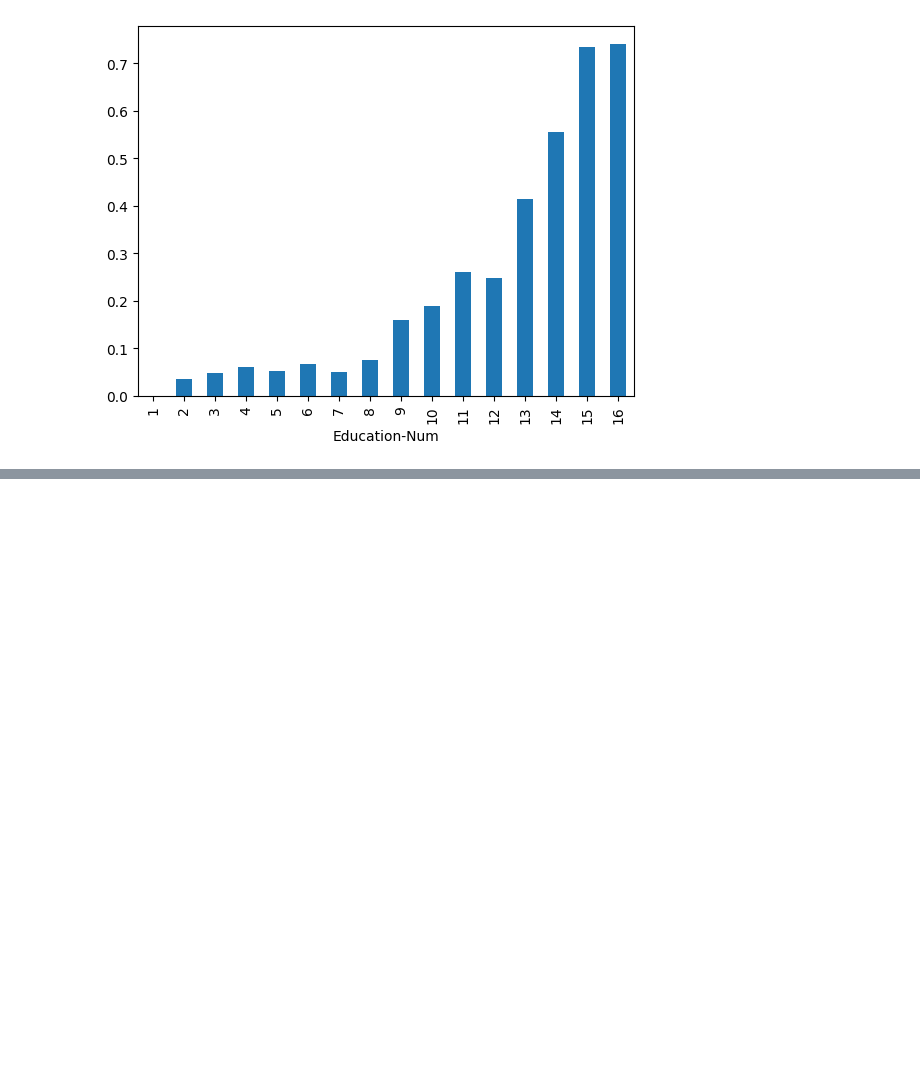
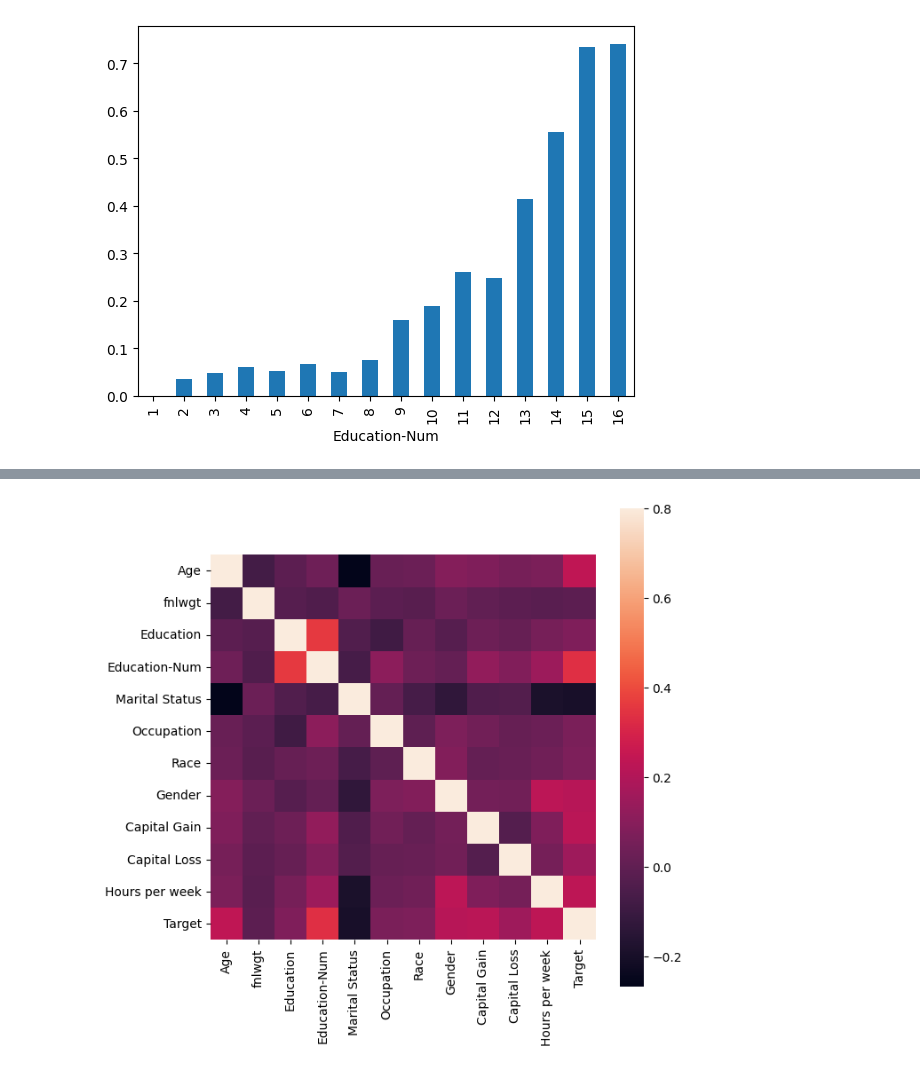
Before and after one commit to gladinv/Machine-learning, a Jupyter notebook: SVM-census.ipynb, the cells around one changed output, grey strips where cells are left out. Saved outputs shown, nothing was run; the diff lists cells and outputs as text; code cells hidden in the pictures; blank space fills up the shorter version.

```diff
--- a/SVM-census.ipynb
+++ b/SVM-census.ipynb
@@ -78,0 +114,13 @@ plt.show()
+# %%
+# Convert potential relevant fields to have numeric values
+original_data['Race'] = le.fit_transform(original_data['Race'].astype(str))
+original_data['Gender'] = le.fit_transform(original_data['Gender'].astype(str))
+original_data['Marital Status'] = le.fit_transform(original_data['Marital Status'].astype(str))
+original_data['Education'] = le.fit_transform(original_data['Education'].astype(str))
+# %%
+corrmat = original_data.corr()
+f, ax = plt.subplots(figsize=(7, 7))
+sns.heatmap(corrmat, vmax=.8, square=True)
+plt.show()
+# %% [output]
+[figure, added]
```
Also changed, not shown: parts of 8 cells of this notebook.
